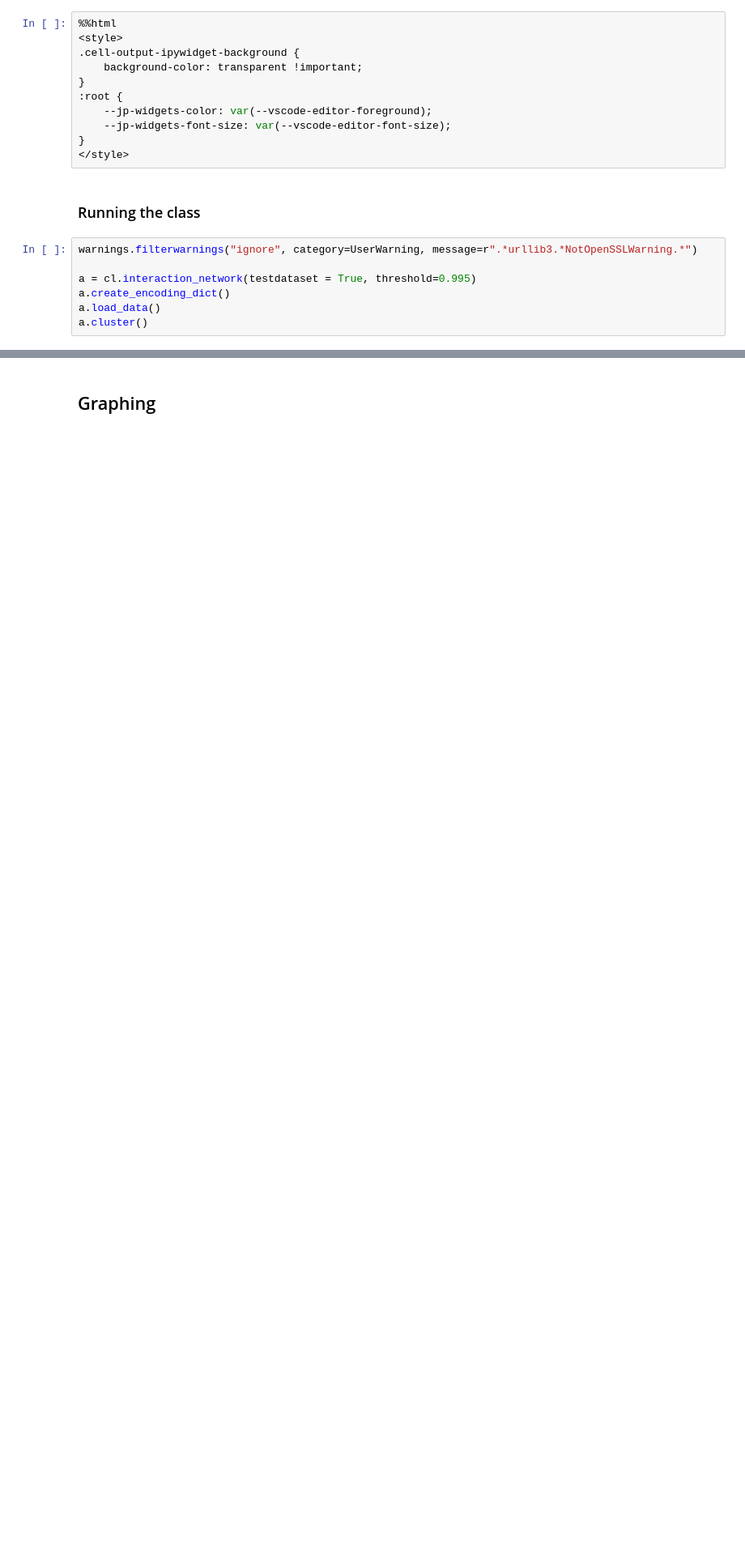
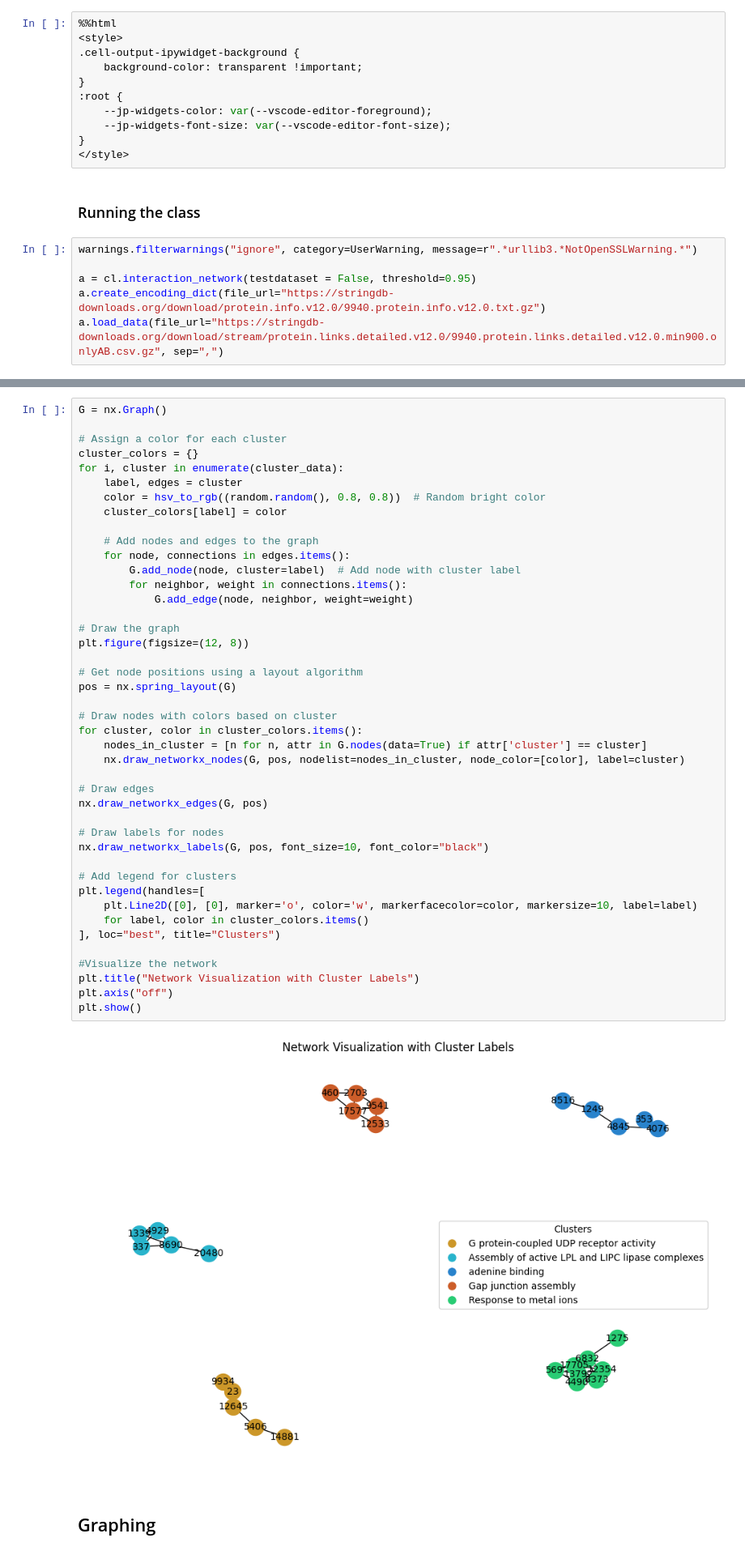
Before and after one commit to TobiasAChristiansen/02807_project_Group13, a Jupyter notebook: Notebook.ipynb, the cells around one changed output, grey strips where cells are left out. Shown at 81% size. Saved outputs shown, nothing was run; the diff lists cells and outputs as text; blank space fills up the shorter version.

Commit message:
Implemented graph visualization for 5 clusters

```diff
--- a/Notebook.ipynb
+++ b/Notebook.ipynb
@@ -88,10 +93,9 @@ NameError: name 'joblib' is not defined
 # %%
 warnings.filterwarnings("ignore", category=UserWarning, message=r".*urllib3.*NotOpenSSLWarning.*")
 
-a = cl.interaction_network(testdataset = True, threshold=0.995)
-a.create_encoding_dict()
-a.load_data()
-a.cluster()
+a = cl.interaction_network(testdataset = False, threshold=0.95)
+a.create_encoding_dict(file_url="https://stringdb-downloads.org/download/protein.info.v12.0/9940.protein.info.v12.0.txt.gz")
+a.load_data(file_url="https://stringdb-downloads.org/download/stream/protein.links.detailed.v12.0/9940.protein.links.detailed.v12.0.min900.onlyAB.csv.gz", sep=",")
 # %% [output]
 Creating encoding table
 Fetching data
@@ -166,3 +139,48 @@ IndexError: single positional indexer is out-of-bounds
+# %%
+G = nx.Graph()
+
+# Assign a color for each cluster
+cluster_colors = {}
+for i, cluster in enumerate(cluster_data):
+    label, edges = cluster
+    color = hsv_to_rgb((random.random(), 0.8, 0.8))  # Random bright color
+    cluster_colors[label] = color
+
+    # Add nodes and edges to the graph
+    for node, connections in edges.items():
+        G.add_node(node, cluster=label)  # Add node with cluster label
+        for neighbor, weight in connections.items():
+            G.add_edge(node, neighbor, weight=weight)
+
+# Draw the graph
+plt.figure(figsize=(12, 8))
+
+# Get node positions using a layout algorithm
+pos = nx.spring_layout(G)
+
+# Draw nodes with colors based on cluster
+for cluster, color in cluster_colors.items():
+    nodes_in_cluster = [n for n, attr in G.nodes(data=True) if attr['cluster'] == cluster]
+    nx.draw_networkx_nodes(G, pos, nodelist=nodes_in_cluster, node_color=[color], label=cluster)
+
+# Draw edges
+nx.draw_networkx_edges(G, pos)
+
+# Draw labels for nodes
+nx.draw_networkx_labels(G, pos, font_size=10, font_color="black")
+
+# Add legend for clusters
+plt.legend(handles=[
+    plt.Line2D([0], [0], marker='o', color='w', markerfacecolor=color, markersize=10, label=label)
+    for label, color in cluster_colors.items()
+], loc="best", title="Clusters")
+
+#Visualize the network
+plt.title("Network Visualization with Cluster Labels")
+plt.axis("off")
+plt.show()
+# %% [output]
+[figure, added]
 # %% [markdown]
 ## Graphing
 # %%
```
Also changed, not shown: parts of 8 cells of this notebook.
